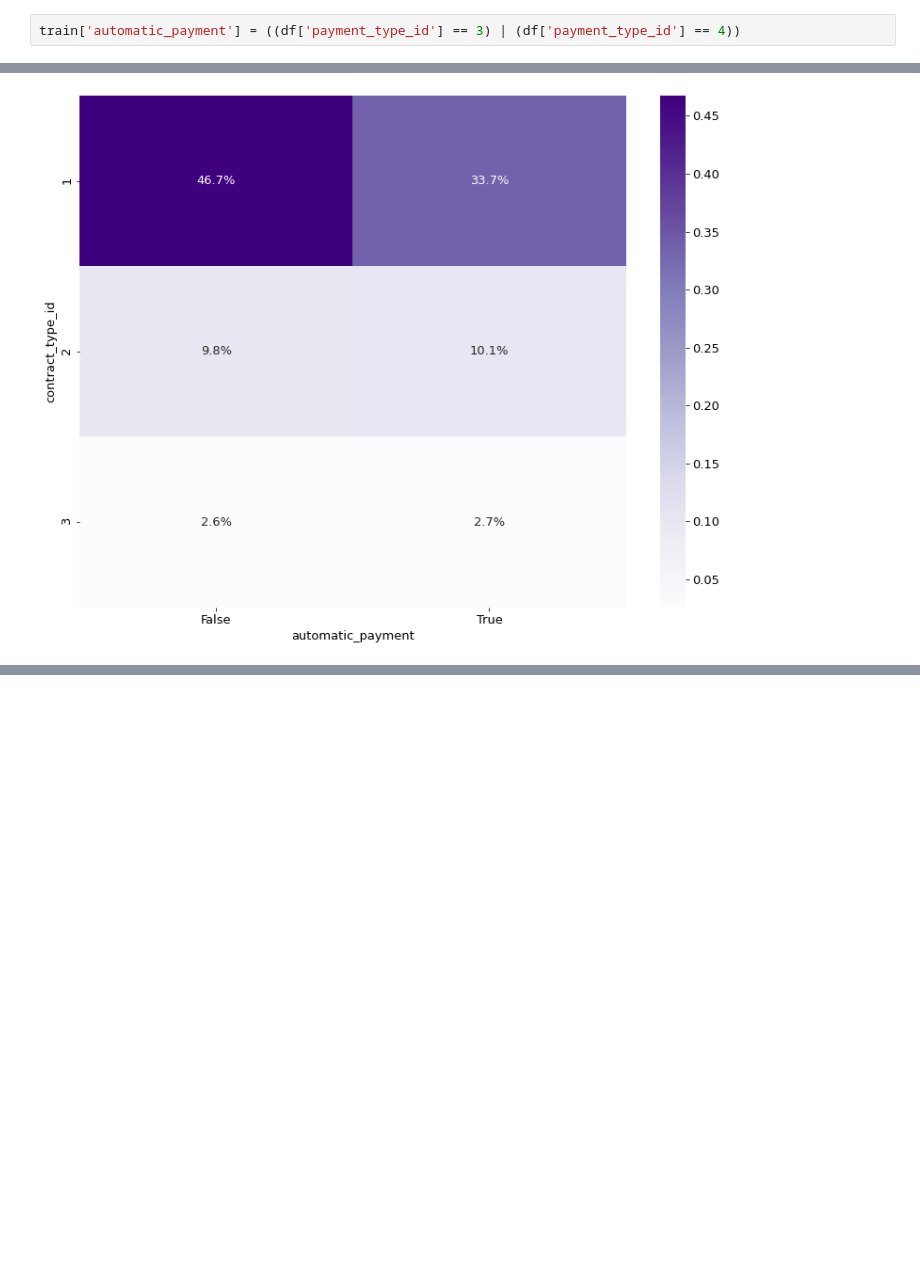
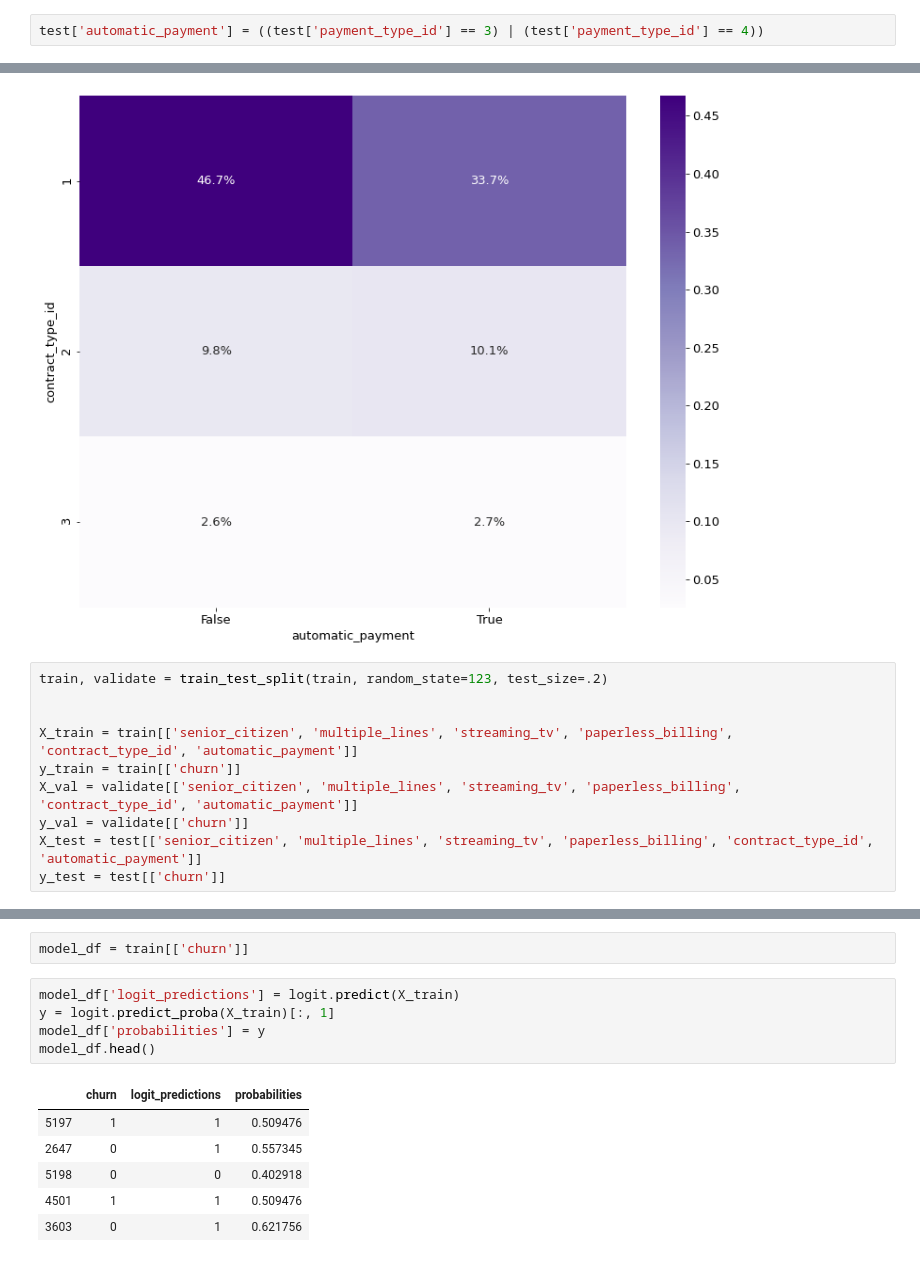
Before and after one commit to Corn-Shipps/predicting_telco_churn, a Jupyter notebook: JadaNotes.ipynb, the cells around one changed output, grey strips where cells are left out. Cells and saved outputs as stored; diff of their text form; blank space fills up the shorter version.

```diff
--- a/JadaNotes.ipynb
+++ b/JadaNotes.ipynb
@@ -370,5 +375,5 @@ melt.head()
 # %%
-train['automatic_payment'] = ((df['payment_type_id'] == 3) | (df['payment_type_id'] == 4))
+test['automatic_payment'] = ((test['payment_type_id'] == 3) | (test['payment_type_id'] == 4))
 # %%
 plt.rc('figure', figsize=(13, 10))
 plt.rc('font', size=13)
@@ -377,3 +382,13 @@ sns.heatmap(ctab, annot=True, cmap='Purples', fmt='.1%')
 # %% [output]
 <matplotlib.axes._subplots.AxesSubplot at 0x...>
 [figure]
+# %%
+train, validate = train_test_split(train, random_state=123, test_size=.2)
+
+
+X_train = train[['senior_citizen', 'multiple_lines', 'streaming_tv', 'paperless_billing', 'contract_type_id', 'automatic_payment']]
+y_train = train[['churn']]
+X_val = validate[['senior_citizen', 'multiple_lines', 'streaming_tv', 'paperless_billing', 'contract_type_id', 'automatic_payment']]
+y_val = validate[['churn']]
+X_test = test[['senior_citizen', 'multiple_lines', 'streaming_tv', 'paperless_billing', 'contract_type_id', 'automatic_payment']]
+y_test = test[['churn']]
@@ -379,0 +422,14 @@ sns.heatmap(ctab, annot=True, cmap='Purples', fmt='.1%')
+# %%
+model_df = train[['churn']]
+# %%
+model_df['logit_predictions'] = logit.predict(X_train)
+y = logit.predict_proba(X_train)[:, 1]
+model_df['probabilities'] = y
+model_df.head()
+# %% [output]
+|  | churn | logit_predictions | probabilities |
+| 5197 | 1 | 1 | 0.509476 |
+| 2647 | 0 | 1 | 0.557345 |
+| 5198 | 0 | 0 | 0.402918 |
+| 4501 | 1 | 1 | 0.509476 |
+| 3603 | 0 | 1 | 0.621756 |
```
Also changed, not shown: parts of 19 cells of this notebook.
